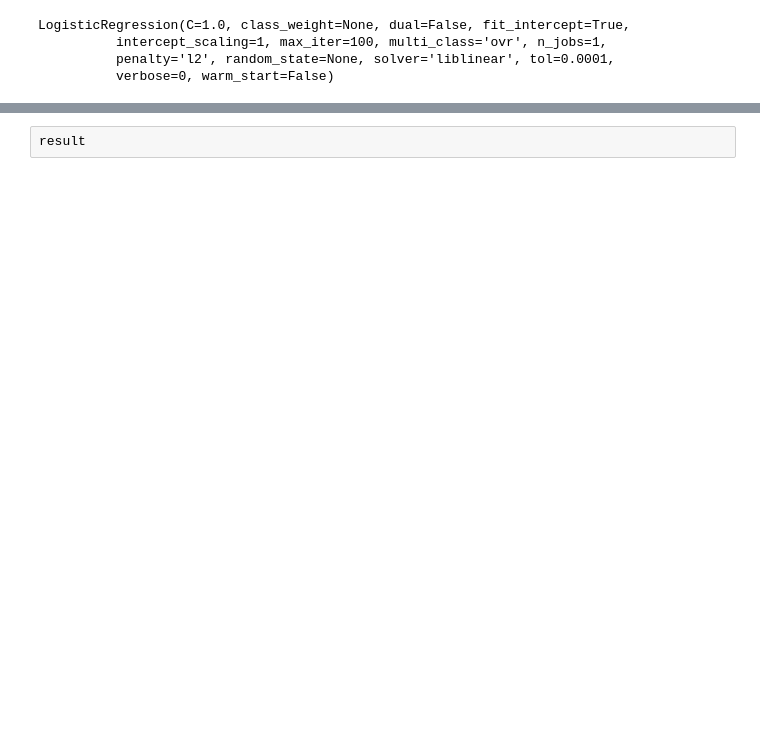
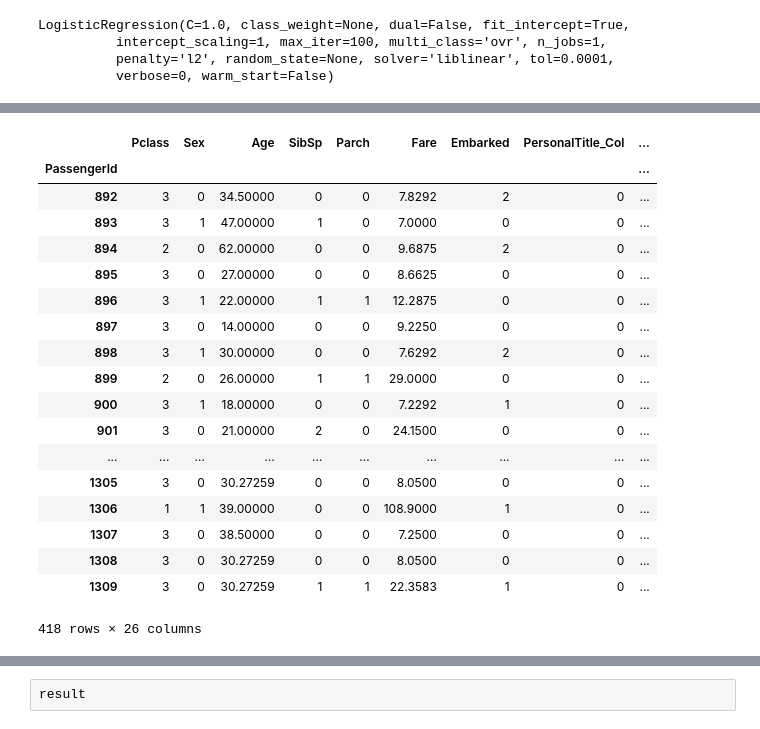
Before and after one commit to franciscolopezsancho/titanic, a Jupyter notebook: work/Testing.ipynb, the cells around one changed output, grey strips where cells are left out. Drawn from its saved outputs; the diff is of its cells as text; code cells hidden in the pictures; blank space fills up the shorter version.

```diff
--- a/work/Testing.ipynb
+++ b/work/Testing.ipynb
@@ -282,7 +251,7 @@ sex_to_number(test)
 embarked_to_number(test)
 
 adding_personal_title(test)
-personal_title_to_number(test)
+test = pd.get_dummies(test, columns=["PersonalTitle"])
 
 test
 # %% [output]
@@ -308,3 +277,3 @@ test
 # %%
 #test with linear regresion
-X_test = test[['Pclass','Age','SibSp','Parch','Fare','Sex','Embarked','PersonalTitleNumber']]
+X_test = test.drop(['Name','Ticket','Cabin'],axis=1)
@@ -311,3 +319,5 @@ X_test = test[['Pclass','Age','SibSp','Parch','Fare','Sex','Embarked','PersonalT
+# %%
+cols = np.unique(np.concatenate([X.columns.values,X_test.columns.values]))
 # %%
 pd.isnull(X_test).any() #and gets False
 # %% [output]
@@ -322 +340,9 @@ PersonalTitleNumber    False
 dtype: bool
+# %%
+for c in cols:
+    if c not in X_test:
+        print("I'm NOT there _____"+c)
+        X_test
+        X_test[c] = pd.Series(0, index=X_test.index)
+    else:
+        print("I'm  there _____"+c)
@@ -323,3 +391,25 @@ dtype: bool
+# %%
+X_test
+# %% [output]
+|  | Pclass | Sex | Age | SibSp | Parch | Fare | Embarked | PersonalTitle_Col | ... |
+| PassengerId |  |  |  |  |  |  |  |  | ... |
+| 892 | 3 | 0 | 34.50000 | 0 | 0 | 7.8292 | 2 | 0 | ... |
+| 893 | 3 | 1 | 47.00000 | 1 | 0 | 7.0000 | 0 | 0 | ... |
+| 894 | 2 | 0 | 62.00000 | 0 | 0 | 9.6875 | 2 | 0 | ... |
+| 895 | 3 | 0 | 27.00000 | 0 | 0 | 8.6625 | 0 | 0 | ... |
+| 896 | 3 | 1 | 22.00000 | 1 | 1 | 12.2875 | 0 | 0 | ... |
+| 897 | 3 | 0 | 14.00000 | 0 | 0 | 9.2250 | 0 | 0 | ... |
+| 898 | 3 | 1 | 30.00000 | 0 | 0 | 7.6292 | 2 | 0 | ... |
+| 899 | 2 | 0 | 26.00000 | 1 | 1 | 29.0000 | 0 | 0 | ... |
+| 900 | 3 | 1 | 18.00000 | 0 | 0 | 7.2292 | 1 | 0 | ... |
+| 901 | 3 | 0 | 21.00000 | 2 | 0 | 24.1500 | 0 | 0 | ... |
+| ... | ... | ... | ... | ... | ... | ... | ... | ... | ... |
+| 1305 | 3 | 0 | 30.27259 | 0 | 0 | 8.0500 | 0 | 0 | ... |
+| 1306 | 1 | 1 | 39.00000 | 0 | 0 | 108.9000 | 1 | 0 | ... |
+| 1307 | 3 | 0 | 38.50000 | 0 | 0 | 7.2500 | 0 | 0 | ... |
+| 1308 | 3 | 0 | 30.27259 | 0 | 0 | 8.0500 | 0 | 0 | ... |
+| 1309 | 3 | 0 | 30.27259 | 1 | 1 | 22.3583 | 1 | 0 | ... |
+418 rows × 26 columns
 # %%
 y_pred = model.predict(X_test)
 y_pred
```
Also changed, not shown: parts of 14 cells of this notebook.
